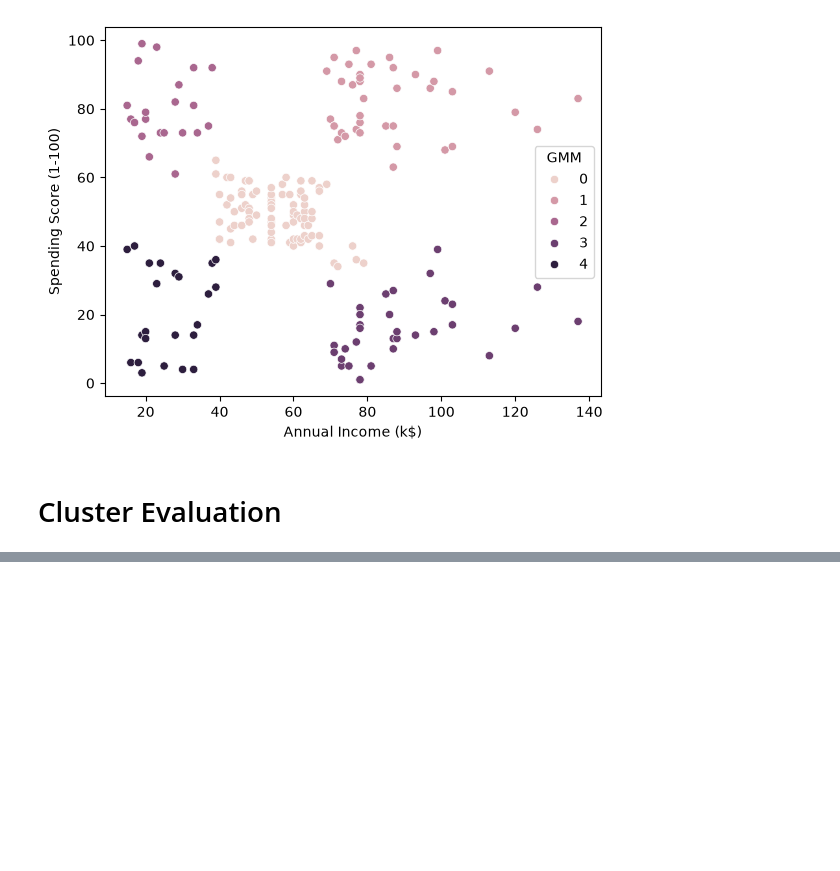
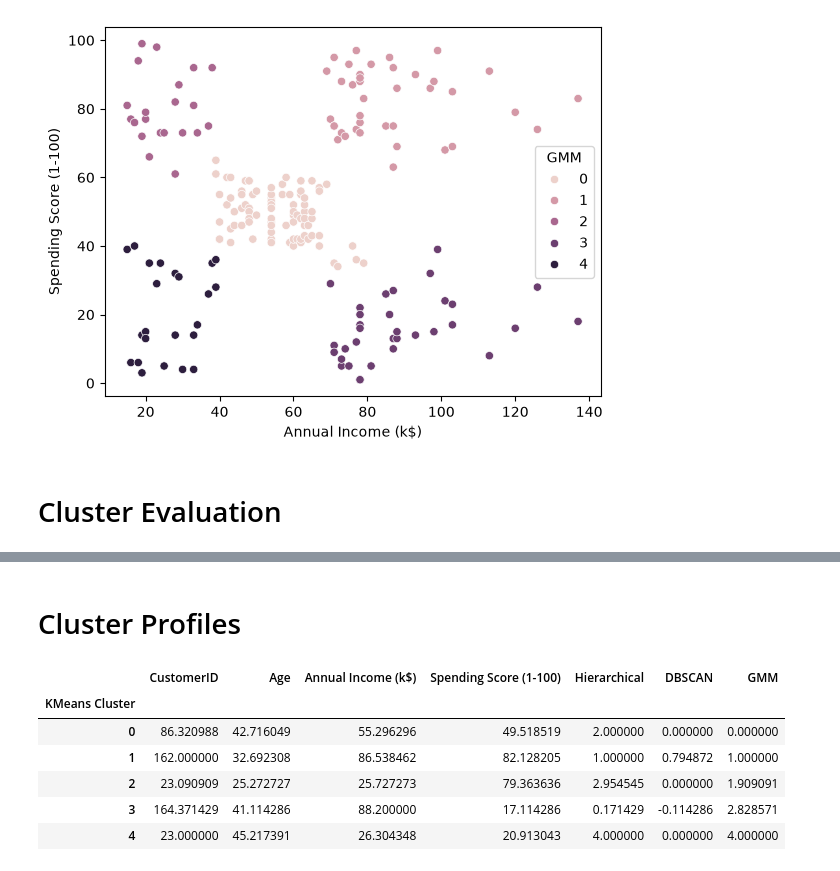
Before and after one commit to shy942/ML-exploration, a Jupyter notebook: notebooks/05_Clustering.ipynb, the cells around one changed output, grey strips where cells are left out. Cells and saved outputs as stored; diff of their text form; code cells hidden in the pictures; blank space fills up the shorter version.

Commit message:
05_Clustering.ipynb is updated

```diff
--- a/notebooks/05_Clustering.ipynb
+++ b/notebooks/05_Clustering.ipynb
@@ -266,0 +286,14 @@ def evaluate(name, labels):
+# %% [markdown]
+# Cluster Profiles
+# %%
+df.groupby(
+    "KMeans Cluster"
+).mean(numeric_only=True)
+# %% [output]
+|  | CustomerID | Age | Annual Income (k$) | Spending Score (1-100) | Hierarchical | DBSCAN | GMM |
+| KMeans Cluster |  |  |  |  |  |  |  |
+| 0 | 86.320988 | 42.716049 | 55.296296 | 49.518519 | 2.000000 | 0.000000 | 0.000000 |
+| 1 | 162.000000 | 32.692308 | 86.538462 | 82.128205 | 1.000000 | 0.794872 | 1.000000 |
+| 2 | 23.090909 | 25.272727 | 25.727273 | 79.363636 | 2.954545 | 0.000000 | 1.909091 |
+| 3 | 164.371429 | 41.114286 | 88.200000 | 17.114286 | 0.171429 | -0.114286 | 2.828571 |
+| 4 | 23.000000 | 45.217391 | 26.304348 | 20.913043 | 4.000000 | 0.000000 | 4.000000 |
```
Also changed, not shown: parts of 7 cells of this notebook.
